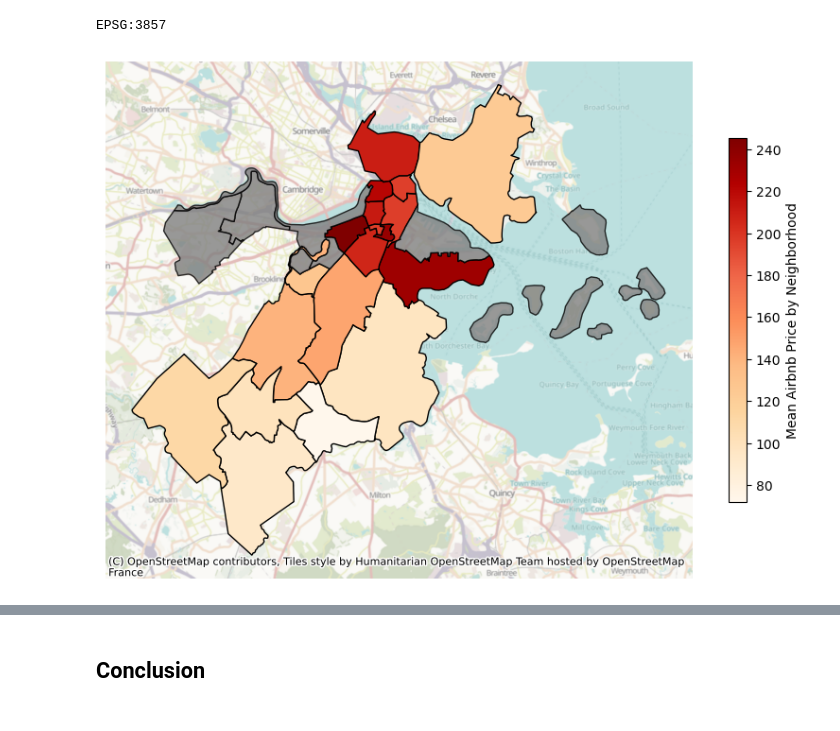
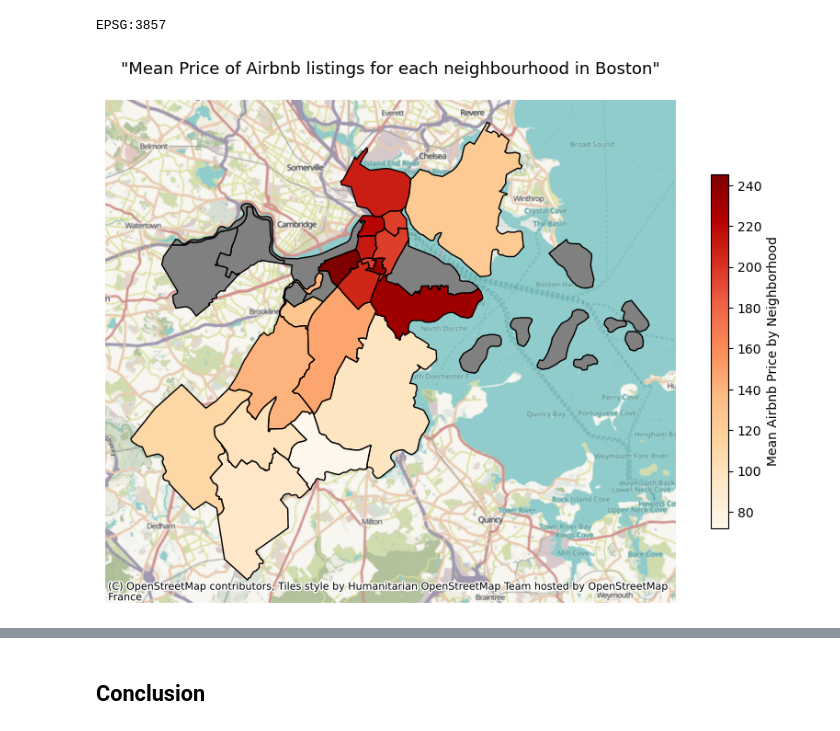
Before and after one commit to ECO225-W2024/project-one-code-32record, a Jupyter notebook: Project1 notebook.ipynb, the cells around one changed output, grey strips where cells are left out. Saved outputs shown, nothing was run; the diff lists cells and outputs as text; code cells hidden in the pictures.

```diff
--- a/Project1 notebook.ipynb
+++ b/Project1 notebook.ipynb
@@ -713,20 +752,23 @@ EPSG:3857
 # %%
 fig, ax = plt.subplots(1, 1, figsize=(10, 10))
 # Plot the neighborhoods with prices using OrRd colormap
 gdf_combined.dropna(subset=['price']).plot(column='price', ax=ax, legend=True,
                                   legend_kwds={'label': "Mean Airbnb Price by Neighborhood",
                                                'shrink': 0.5},
-                                  cmap='OrRd', edgecolor="k")
+                                  cmap='OrRd', edgecolor="k", alpha=1)
 
 # Plot the neighborhoods without prices in grey and keep the borders
-gdf_combined[gdf_combined['price'].isna()].plot(ax=ax, color='grey', edgecolor="k", alpha=0.8)
+gdf_combined[gdf_combined['price'].isna()].plot(ax=ax, color='grey', edgecolor="k", alpha=1)
 
 # Add a basemap for context
-ctx.add_basemap(ax, crs=gdf.crs, alpha=0.6)
+ctx.add_basemap(ax, crs= gdf.crs, alpha=1)
+
+# Add a title
+ax.set_title('"Mean Price of Airbnb listings for each neighbourhood in Boston"', fontsize=13, pad=20)
 
 # Remove axis
 ax.set_axis_off()
 
 plt.show()
 # %% [output]
-[figure, old version]
+[figure, new version]
```
Also changed, not shown: parts of 24 cells of this notebook.
